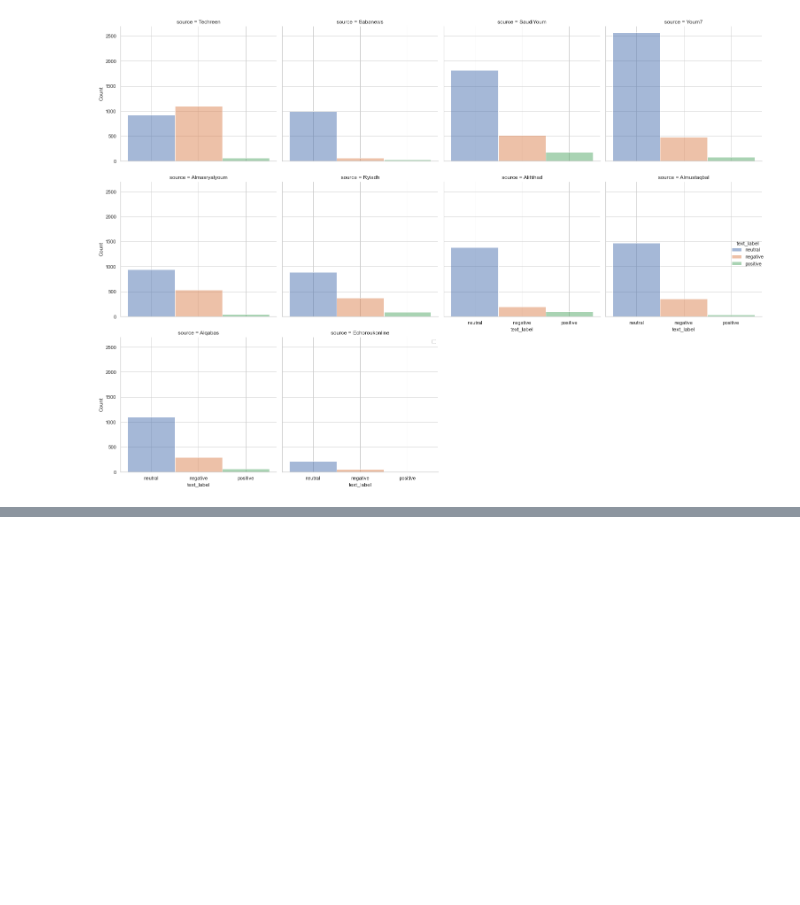
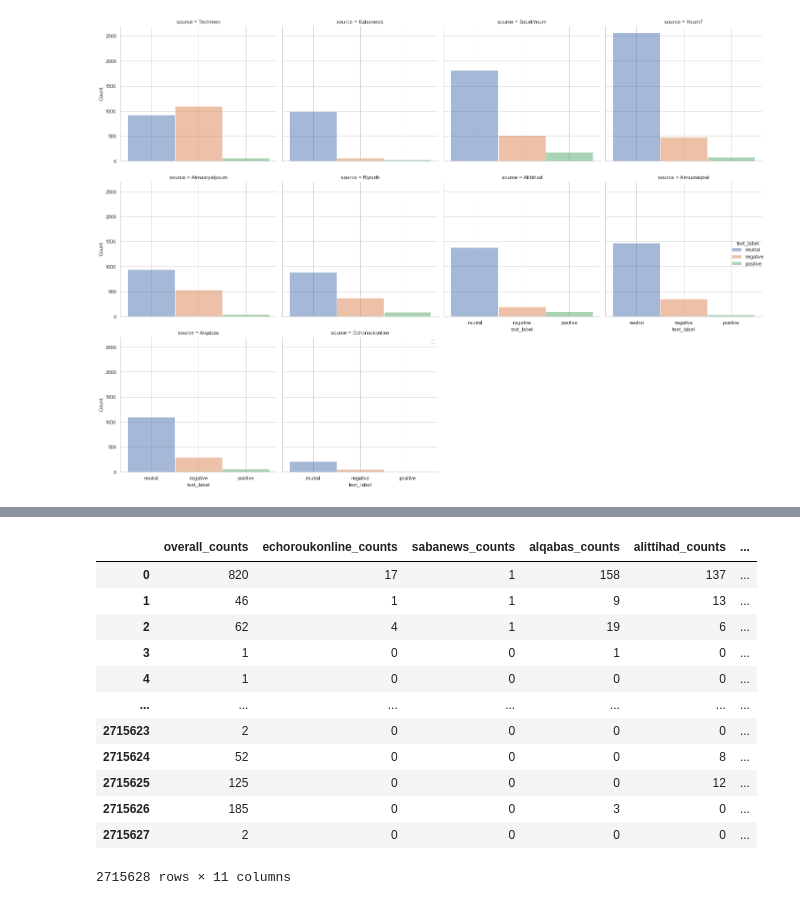
Before and after one commit to Rachuig-Green-Rackley-Shiben/arabic_media_nlp_project, a Jupyter notebook: mindy_drafts/initial_explore.ipynb, the cells around one changed output, grey strips where cells are left out. Cells and saved outputs as stored; diff of their text form; code cells hidden in the pictures; blank space fills up the shorter version.

```diff
--- a/mindy_drafts/initial_explore.ipynb
+++ b/mindy_drafts/initial_explore.ipynb
@@ -671,0 +743,2 @@ No handles with labels found to put in legend.
+# %%
+df = pd.read_csv('single_word_counts.csv')
@@ -671,0 +772,16 @@ No handles with labels found to put in legend.
+# %%
+df
+# %% [output]
+|  | overall_counts | echoroukonline_counts | sabanews_counts | alqabas_counts | alittihad_counts | ... |
+| 0 | 820 | 17 | 1 | 158 | 137 | ... |
+| 1 | 46 | 1 | 1 | 9 | 13 | ... |
+| 2 | 62 | 4 | 1 | 19 | 6 | ... |
+| 3 | 1 | 0 | 0 | 1 | 0 | ... |
+| 4 | 1 | 0 | 0 | 0 | 0 | ... |
+| ... | ... | ... | ... | ... | ... | ... |
+| 2715623 | 2 | 0 | 0 | 0 | 0 | ... |
+| 2715624 | 52 | 0 | 0 | 0 | 8 | ... |
+| 2715625 | 125 | 0 | 0 | 0 | 12 | ... |
+| 2715626 | 185 | 0 | 0 | 3 | 0 | ... |
+| 2715627 | 2 | 0 | 0 | 0 | 0 | ... |
+2715628 rows × 11 columns
```
Also changed, not shown: parts of 26 cells of this notebook, 1 other file.
